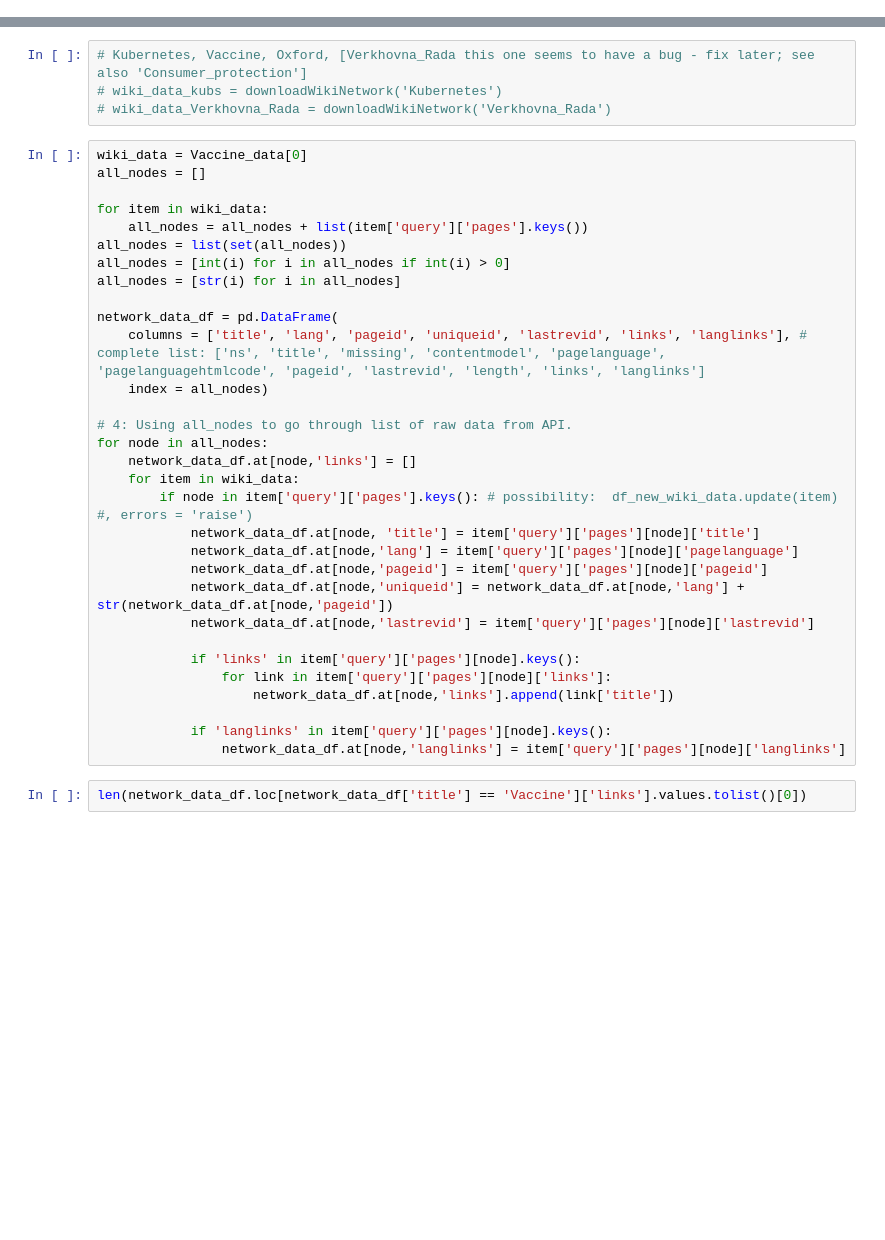
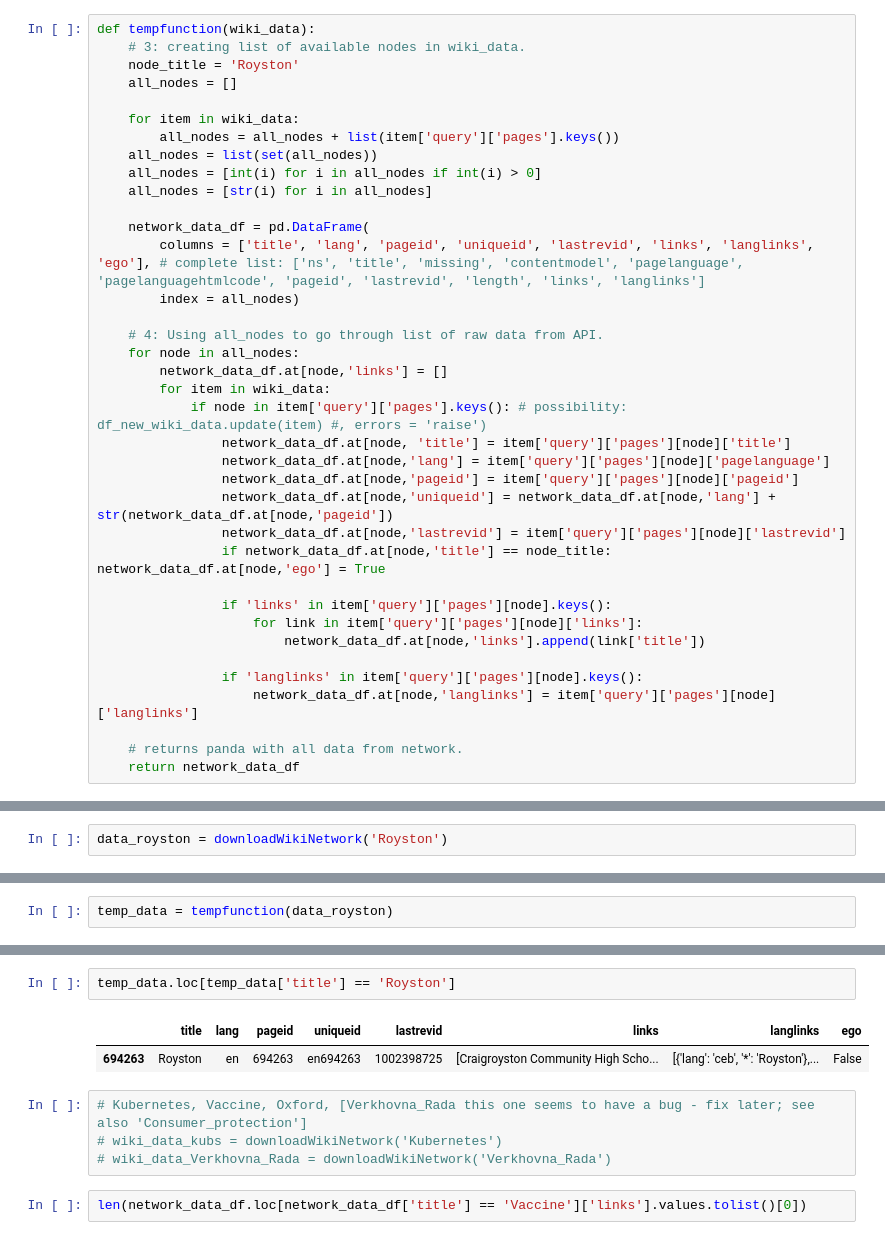
Before and after one commit to teijehidde/Comparing-Wiki-Knowledge-Networks, a Jupyter notebook: Code/Notebook_fetch_data.ipynb, the cells around one changed output, grey strips where cells are left out. Drawn from its saved outputs; the diff is of its cells as text; blank space fills up the shorter version.

```diff
--- a/Code/Notebook_fetch_data.ipynb
+++ b/Code/Notebook_fetch_data.ipynb
@@ -158,0 +76,37 @@ NameError: name 'data_vaccine' is not defined
+# %%
+def tempfunction(wiki_data):
+    # 3: creating list of available nodes in wiki_data.
+    node_title = 'Royston'
+    all_nodes = []
+
+    for item in wiki_data:
+        all_nodes = all_nodes + list(item['query']['pages'].keys())
+    all_nodes = list(set(all_nodes))
+    all_nodes = [int(i) for i in all_nodes if int(i) > 0]
+    all_nodes = [str(i) for i in all_nodes]
+
+    network_data_df = pd.DataFrame(
+        columns = ['title', 'lang', 'pageid', 'uniqueid', 'lastrevid', 'links', 'langlinks', 'ego'], # complete list: ['ns', 'title', 'missing', 'contentmodel', 'pagelanguage', 'pagelanguagehtmlcode', 'pageid', 'lastrevid', 'length', 'links', 'langlinks']
+        index = all_nodes)
+
+    # 4: Using all_nodes to go through list of raw data from API.
+    for node in all_nodes:
+        network_data_df.at[node,'links'] = []
+        for item in wiki_data:
+            if node in item['query']['pages'].keys(): # possibility:  df_new_wiki_data.update(item) #, errors = 'raise')
+                network_data_df.at[node, 'title'] = item['query']['pages'][node]['title']
+                network_data_df.at[node,'lang'] = item['query']['pages'][node]['pagelanguage']
+                network_data_df.at[node,'pageid'] = item['query']['pages'][node]['pageid']
+                network_data_df.at[node,'uniqueid'] = network_data_df.at[node,'lang'] + str(network_data_df.at[node,'pageid'])
+                network_data_df.at[node,'lastrevid'] = item['query']['pages'][node]['lastrevid']
+                if network_data_df.at[node,'title'] == node_title: network_data_df.at[node,'ego'] = True
+
+                if 'links' in item['query']['pages'][node].keys():
+                    for link in item['query']['pages'][node]['links']:
+                        network_data_df.at[node,'links'].append(link['title'])
+
+                if 'langlinks' in item['query']['pages'][node].keys():
+                    network_data_df.at[node,'langlinks'] = item['query']['pages'][node]['langlinks']
+
+    # returns panda with all data from network.
+    return network_data_df
@@ -158,0 +149,2 @@ NameError: name 'data_vaccine' is not defined
+# %%
+data_royston = downloadWikiNetwork('Royston')
@@ -158,0 +169,2 @@ NameError: name 'data_vaccine' is not defined
+# %%
+temp_data = tempfunction(data_royston)
@@ -159,38 +191,12 @@ NameError: name 'data_vaccine' is not defined
+# %%
+temp_data.loc[temp_data['title'] == 'Royston']
+# %% [output]
+|  | title | lang | pageid | uniqueid | lastrevid | links | langlinks | ego |
+| 694263 | Royston | en | 694263 | en694263 | 1002398725 | [Craigroyston Community High Scho... | [{'lang': 'ceb', '*': 'Royston'},... | False |
 # %%
 # Kubernetes, Vaccine, Oxford, [Verkhovna_Rada this one seems to have a bug - fix later; see also 'Consumer_protection']
 # wiki_data_kubs = downloadWikiNetwork('Kubernetes')
 # wiki_data_Verkhovna_Rada = downloadWikiNetwork('Verkhovna_Rada')
-# %%
-wiki_data = Vaccine_data[0]
-all_nodes = []
-
-for item in wiki_data:
-    all_nodes = all_nodes + list(item['query']['pages'].keys())
-all_nodes = list(set(all_nodes))
-all_nodes = [int(i) for i in all_nodes if int(i) > 0]
-all_nodes = [str(i) for i in all_nodes]
-
-network_data_df = pd.DataFrame(
-    columns = ['title', 'lang', 'pageid', 'uniqueid', 'lastrevid', 'links', 'langlinks'], # complete list: ['ns', 'title', 'missing', 'contentmodel', 'pagelanguage', 'pagelanguagehtmlcode', 'pageid', 'lastrevid', 'length', 'links', 'langlinks']
-    index = all_nodes)
-
-# 4: Using all_nodes to go through list of raw data from API.
-for node in all_nodes:
-    network_data_df.at[node,'links'] = []
-    for item in wiki_data:
-        if node in item['query']['pages'].keys(): # possibility:  df_new_wiki_data.update(item) #, errors = 'raise')
-            network_data_df.at[node, 'title'] = item['query']['pages'][node]['title']
-            network_data_df.at[node,'lang'] = item['query']['pages'][node]['pagelanguage']
-            network_data_df.at[node,'pageid'] = item['query']['pages'][node]['pageid']
-            network_data_df.at[node,'uniqueid'] = network_data_df.at[node,'lang'] + str(network_data_df.at[node,'pageid'])
-            network_data_df.at[node,'lastrevid'] = item['query']['pages'][node]['lastrevid']
-
-            if 'links' in item['query']['pages'][node].keys():
-                for link in item['query']['pages'][node]['links']:
-                    network_data_df.at[node,'links'].append(link['title'])
-
-            if 'langlinks' in item['query']['pages'][node].keys():
-                network_data_df.at[node,'langlinks'] = item['query']['pages'][node]['langlinks']
 # %%
 len(network_data_df.loc[network_data_df['title'] == 'Vaccine']['links'].values.tolist()[0])
 # %% [output]
```
Also changed, not shown: parts of 8 cells of this notebook, 2 other files.
